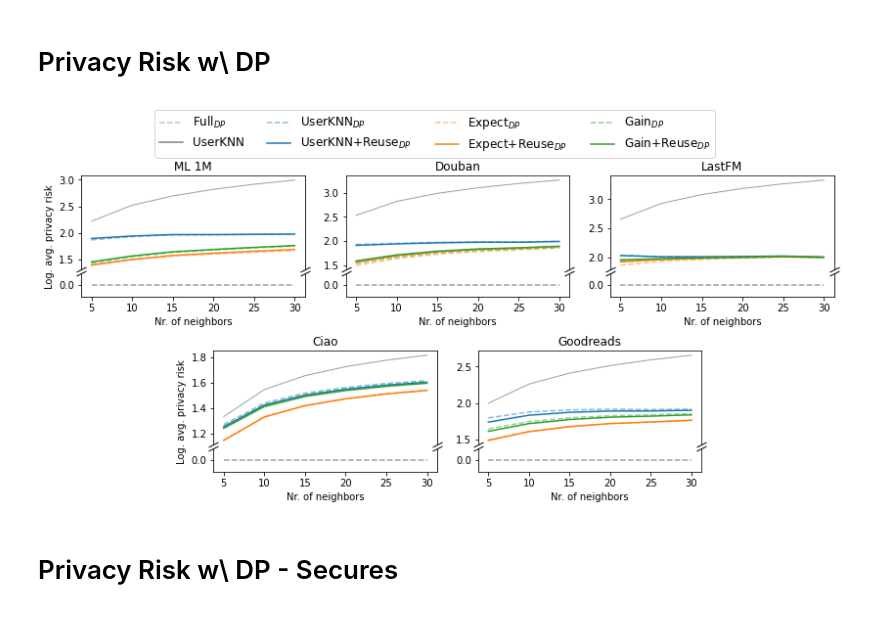
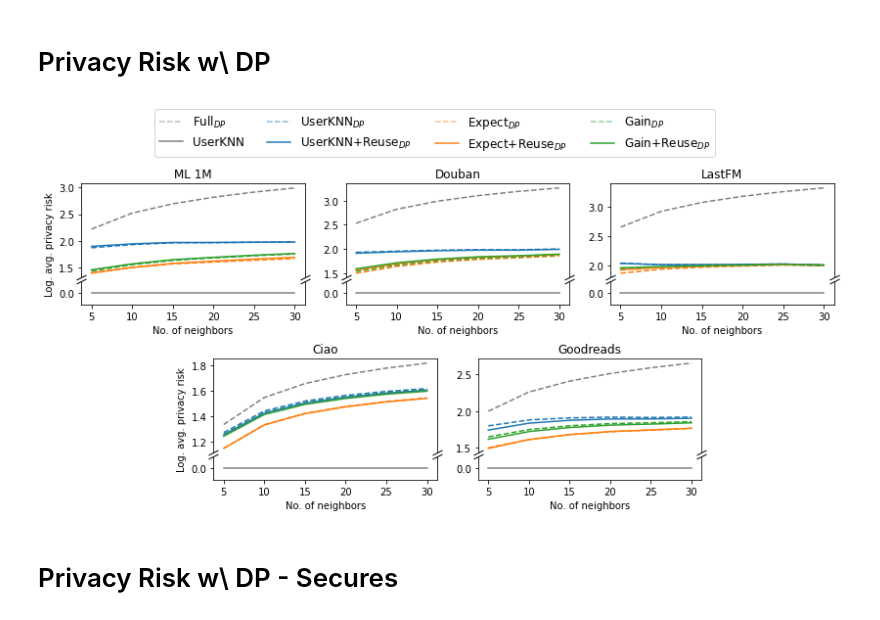
Before and after one commit to pmuellner/ReuseKNN, a Jupyter notebook: Rating Prediction Visualizations.ipynb, the cells around one changed output. Drawn from its saved outputs; the diff is of its cells as text; code cells hidden in the pictures.

```diff
--- a/Rating Prediction Visualizations.ipynb
+++ b/Rating Prediction Visualizations.ipynb
@@ -24,6 +24,7 @@ def load_data(path):
     privacy_risk_dp = dict()
     privacy_risk_dp_secures = dict()
     frac_vulnerables = dict()
+    recommendation_frequency = dict()
     for m in methods:
         neighborhood_size_q[m] = np.load("results/" + path + "/neighborhood_size_q_" + m + ".npy")
         rating_overlap_q[m] = np.load("results/" + path + "/rating_overlap_q_" + m + ".npy")
@@ -32,13 +33,16 @@ def load_data(path):
         privacy_risk_dp_secures[m] = np.load("results/" + path + "/privacy_risk_dp_secures_" + m + ".npy")
         frac_vulnerables[m] = np.load("results/" + path + "/fraction_vulnerables_" + m + ".npy")
 
+        recommendation_frequency[m] = pl.load(open("results/" + path + "/recommendation_frequency_" + m + ".pkl", "rb"))
+
     return {"K": Ks,
             "neighborhood_size_q": neighborhood_size_q,
             "rating_overlap_q": rating_overlap_q,
             "mae": mean_absolute_error,
             "privacy_risk_dp": privacy_risk_dp,
             "privacy_risk_dp_secures": privacy_risk_dp_secures,
-            "fraction_vulnerables": frac_vulnerables}
+            "fraction_vulnerables": frac_vulnerables,
+            "recommendation_frequency": recommendation_frequency}
 
 def load_data_dp(path):
     methods = ["userknn", "userknn_reuse", "expect", "expect_reuse", "gain", "gain_reuse", "userknn_no", "userknn_full"]
@@ -46,11 +50,13 @@ def load_data_dp(path):
     Ks = np.load("results/" + path + "/K.npy")
 
     mean_absolute_error = dict()
+    ndcg = dict()
     privacy_risk_dp = dict()
     privacy_risk_dp_secures = dict()
     frac_vulnerables = dict()
     recommendation_frequency = dict()
     for m in methods:
+        ndcg[m] = np.load("results/" + path + "/ndcg_" + m + ".npy")
         mean_absolute_error[m] = np.load("results/" + path + "/mae_" + m + ".npy")
         privacy_risk_dp[m] = np.load("results/" + path + "/privacy_risk_dp_" + m + ".npy")
         privacy_risk_dp_secures[m] = np.load("results/" + path + "/privacy_risk_dp_secures_" + m + ".npy")
@@ -60,22 +66,26 @@ def load_data_dp(path):
 
     return {"K": Ks,
             "mae": mean_absolute_error,
+            "ndcg": ndcg,
             "privacy_risk_dp": privacy_risk_dp,
             "privacy_risk_dp_secures": privacy_risk_dp_secures,
             "fraction_vulnerables": frac_vulnerables,
             "recommendation_frequency": recommendation_frequency}
 # %%
-ml1m = load_data(path="unprotected/ml-1m")
+#ml1m = load_data(path="unprotected/ml-1m")
 douban = load_data(path="unprotected/douban")
 lfm = load_data(path="unprotected/lfm")
 ciao = load_data(path="unprotected/ciao")
 goodreads = load_data(path="unprotected/goodreads")
 
-ml1m_dp = load_data_dp(path="protected/ml-1m")
+#ml1m_dp = load_data_dp(path="protected/ml-1m")
 douban_dp = load_data_dp(path="protected/douban")
 lfm_dp = load_data_dp(path="protected/lfm")
 ciao_dp = load_data_dp(path="protected/ciao")
-goodreads_dp = load_data_dp(path="protected/goodreads")
+#goodreads_dp = load_data_dp(path="protected/goodreads")
+
+ml1m = load_data(path="unprotected/ml-100k")
+ml1m_dp = load_data(path="protected/ml-100k")
 # %% [markdown]
 # Neighborhood Size
 # %%
@@ -393,15 +487,15 @@ def plot(ax, data, K):
         return ax_top, ax
 
     ax_top, ax_bottom = split_axis(ax)
-    ax_top.plot(K, np.log10(data["userknn_full"]), color="gray", linestyle="dashed", alpha=0.75, linewidth=1)
-    ax_top.plot(K, np.log10(data["userknn"]), color="C0", linestyle="dashed", alpha=0.5)
-    ax_top.plot(K, np.log10(data["expect"]), color="C1", linestyle="dashed", alpha=0.5)
-    ax_top.plot(K, np.log10(data["gain"]), color="C2", linestyle="dashed", alpha=0.5)
+    #ax_top.plot(K, np.log10(data["userknn_full"]), color="gray", linestyle="solid", alpha=0.75, linewidth=1)
+    ax_top.plot(K, np.log10(data["userknn"]), color="C0", linestyle="dashed", alpha=1)
+    ax_top.plot(K, np.log10(data["expect"]), color="C1", linestyle="dashed", alpha=1)
+    ax_top.plot(K, np.log10(data["gain"]), color="C2", linestyle="dashed", alpha=1)
     ax_top.plot(K, np.log10(data["userknn_reuse"]), color="C0", linestyle="solid")
     ax_top.plot(K, np.log10(data["expect_reuse"]), color="C1", linestyle="solid")
     ax_top.plot(K, np.log10(data["gain_reuse"]), color="C2", linestyle="solid")
-    ax_top.plot(K, np.log10(data["userknn_no"]), color="gray", linestyle="solid", alpha=0.75, linewidth=1)
-    ax_bottom.plot(K, data["userknn_full"], color="gray", linestyle="dashed", alpha=0.75)
+    ax_top.plot(K, np.log10(data["userknn_no"]), color="gray", linestyle="dashed", alpha=1)
+    ax_bottom.plot(K, data["userknn_full"], color="gray", linestyle="solid", alpha=1)
 
     return ax_top, ax_bottom
 
@@ -420,40 +514,40 @@ ax.tick_params(labelcolor='none', top=False, bottom=False, left=False, right=Fal
 ax.grid(False)
 ax = fig.add_subplot(268, frameon=False)
 ax.set_ylabel("Log. avg. privacy risk")
 ax.tick_params(labelcolor='none', top=False, bottom=False, left=False, right=False)
 ax.grid(False)
 
 ax1_top, ax1_bottom = plot(axes[0], ml1m_dp["privacy_risk_dp"], K=ml1m_dp["K"])
 ax2_top, ax2_bottom = plot(axes[1], douban_dp["privacy_risk_dp"], K=douban_dp["K"])
 ax3_top, ax3_bottom = plot(axes[2], lfm_dp["privacy_risk_dp"], K=ciao_dp["K"])
 ax4_top, ax4_bottom = plot(axes[3], ciao_dp["privacy_risk_dp"], K=ciao_dp["K"])
 ax5_top, ax5_bottom = plot(axes[4], goodreads_dp["privacy_risk_dp"], K=goodreads_dp["K"])
 
-ax1_bottom.set_xlabel("Nr. of neighbors")
-ax2_bottom.set_xlabel("Nr. of neighbors")
-ax3_bottom.set_xlabel("Nr. of neighbors")
-ax4_bottom.set_xlabel("Nr. of neighbors")
-ax5_bottom.set_xlabel("Nr. of neighbors")
+ax1_bottom.set_xlabel("No. of neighbors")
+ax2_bottom.set_xlabel("No. of neighbors")
+ax3_bottom.set_xlabel("No. of neighbors")
+ax4_bottom.set_xlabel("No. of neighbors")
+ax5_bottom.set_xlabel("No. of neighbors")
 ax1_top.set_title("ML 1M")
 ax2_top.set_title("Douban")
 ax3_top.set_title("LastFM")
 ax4_top.set_title("Ciao")
 ax5_top.set_title("Goodreads")
 
 colors = ['gray', 'C0', 'C1', 'C2']
 lines = []
 labels = []
 for c in colors:
     lines.append(Line2D([0], [0], color=c, linestyle='dashed', alpha=0.5))
     lines.append(Line2D([0], [0], color=c, linestyle="solid"))
 labels = [r"Full$_{DP}$", "UserKNN", r"UserKNN$_{DP}$", r"UserKNN+Reuse$_{DP}$", r"Expect$_{DP}$", r"Expect+Reuse$_{DP}$", r"Gain$_{DP}$", r"Gain+Reuse$_{DP}$"]
 
-fig.legend(lines, labels, ncol=4, loc='upper center', bbox_to_anchor=(0.5, .97), fontsize="large")
+fig.legend(lines, labels, ncol=4, loc='upper center', bbox_to_anchor=(0.5, .99), fontsize="large")
 fig.tight_layout()
 fig.subplots_adjust(top=.8, bottom=0.1, hspace=0.45, wspace=0.45)
 fig.align_ylabels(axes)
 # %% [output]
-[figure, old version]
+[figure, new version]
 # %% [markdown]
 # Privacy Risk w\ DP - Secures
 # %%
```
Also changed, not shown: parts of 26 cells of this notebook, 6 other files.
